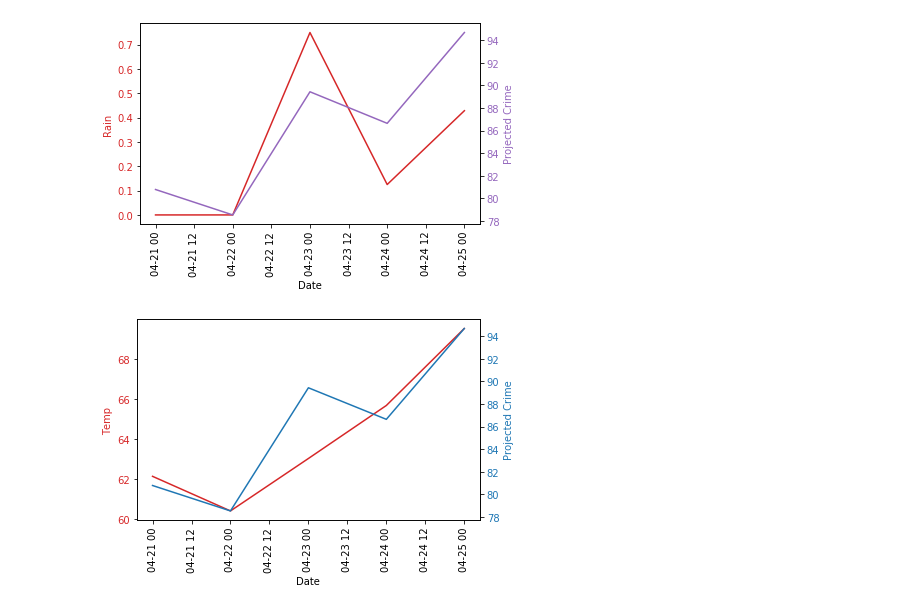
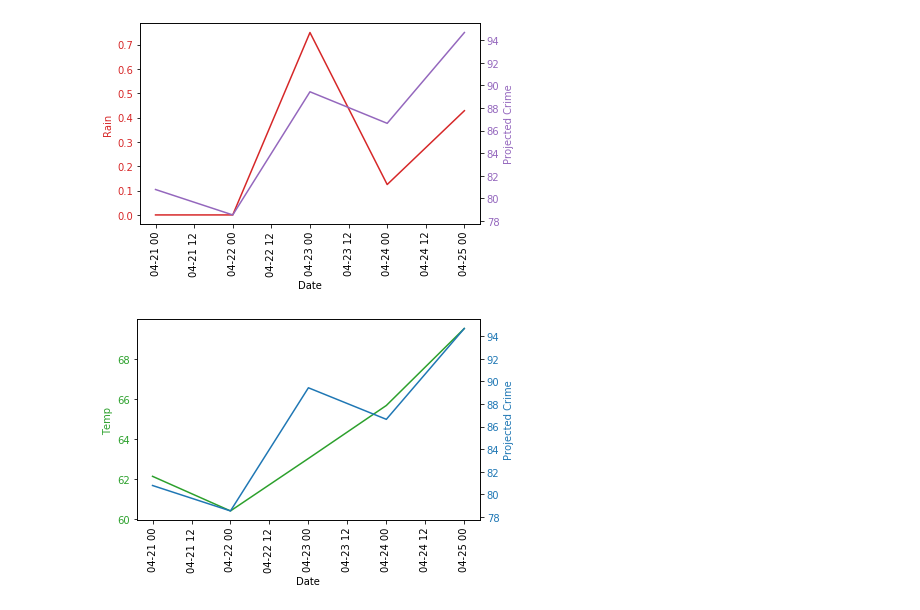
Before and after one commit to balhoffk/TheRottenApples, a Jupyter notebook: soupyweather.ipynb, the cells around one changed output. Saved outputs shown, nothing was run; the diff lists cells and outputs as text; code cells hidden in the pictures.

Commit message:
updating graphs
updating graphs

```diff
--- a/soupyweather.ipynb
+++ b/soupyweather.ipynb
@@ -231,22 +235,22 @@ plt.show()
 # %%
 ## Plot Temp v. Projected Crime
 fig, ax1 = plt.subplots()
 
-color = 'tab:red'
+color = 'tab:green'
 ax1.set_xlabel('Date')
 ax1.set_ylabel('Temp', color=color)
 ax1.plot(new_crimedf.index, new_crimedf.temp, color=color)
 ax1.tick_params(axis='y', labelcolor=color)
 plt.xticks(rotation = 90)
 
 ax2 = ax1.twinx()  # instantiate a second axes that shares the same x-axis
 
-color = 'tab:purple'
+color = 'tab:blue'
 ax2.set_ylabel('Projected Crime', color=color)  # we already handled the x-label with ax1
 ax2.plot(new_crimedf.index, new_crimedf.forecasted_crime, color=color)
 ax2.tick_params(axis='y', labelcolor=color)
 
 fig.tight_layout()  # otherwise the right y-label is slightly clipped
 plt.show()
 # %% [output]
-[figure, old version]
+[figure, new version]
```
Also changed, not shown: parts of 2 cells of this notebook, 4 other files.
